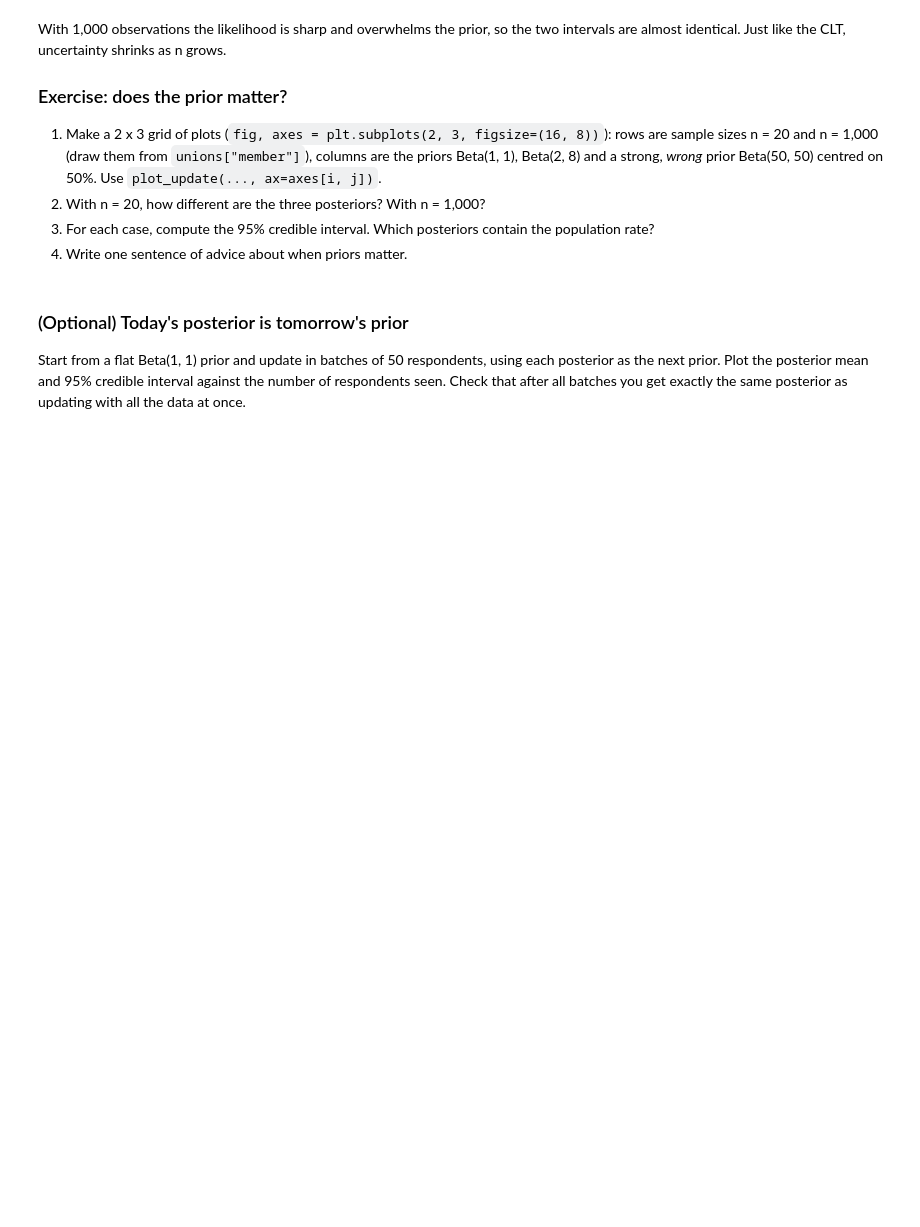
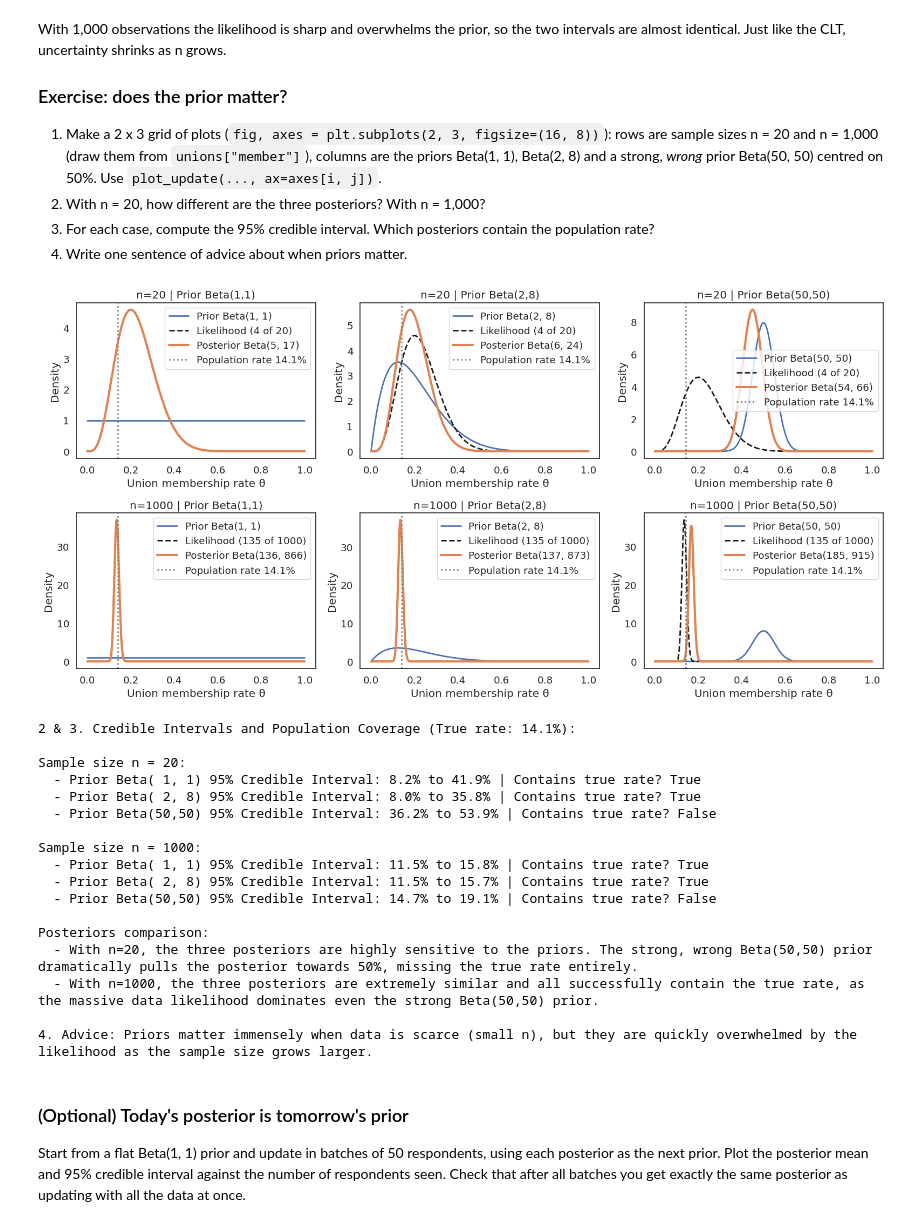
Before and after one commit to youraverax/QM2, a Jupyter notebook: notebooks/W06. Hypothesis Testing SAMUEL.ipynb, the cells around one changed output. Saved outputs shown, nothing was run; the diff lists cells and outputs as text; code cells hidden in the pictures; blank space fills up the shorter version.

```diff
--- a/notebooks/W06. Hypothesis Testing SAMUEL.ipynb
+++ b/notebooks/W06. Hypothesis Testing SAMUEL.ipynb
@@ -676,7 +862,68 @@ With 1,000 observations the likelihood is sharp and overwhelms the prior, so the
 3. For each case, compute the 95% credible interval. Which posteriors contain the population rate?
 4. Write one sentence of advice about when priors matter.
 # %%
-# your code here
+# 1. Draw samples and plot the 2x3 update grid
+np.random.seed(42)
+sample_20 = unions["member"].sample(20, random_state=42)
+sample_1000 = unions["member"].sample(1000, random_state=42)
+
+fig, axes = plt.subplots(2, 3, figsize=(16, 8))
+priors_list = [(1, 1), (2, 8), (50, 50)]
+
+# Row 1: n = 20
+k_20, n_20 = int(sample_20.sum()), len(sample_20)
+post_20_list = []
+for j, (a, b) in enumerate(priors_list):
+    post = plot_update(a, b, k=k_20, n=n_20, true_rate=p_true, ax=axes[0, j])
+    axes[0, j].set_title(f"n=20 | Prior Beta({a},{b})")
+    post_20_list.append(post)
+
+# Row 2: n = 1000
+k_1000, n_1000 = int(sample_1000.sum()), len(sample_1000)
+post_1000_list = []
+for j, (a, b) in enumerate(priors_list):
+    post = plot_update(a, b, k=k_1000, n=n_1000, true_rate=p_true, ax=axes[1, j])
+    axes[1, j].set_title(f"n=1000 | Prior Beta({a},{b})")
+    post_1000_list.append(post)
+
+plt.tight_layout()
+plt.show()
+
+# 2 & 3. Compute 95% credible intervals and compare
+print("2 & 3. Credible Intervals and Population Coverage (True rate: 14.1%):")
+for idx, size, posts in [(0, 20, post_20_list), (1, 1000, post_1000_list)]:
+    print(f"\nSample size n = {size}:")
+    for j, (a, b) in enumerate(priors_list):
+        post = posts[j]
+        lo, hi = post.ppf([0.025, 0.975])
+        contains = lo <= p_true <= hi
+        print(f"  - Prior Beta({a:2d},{b:2d}) 95% Credible Interval: {lo:.1%} to {hi:.1%} | Contains true rate? {contains}")
+
+print("\nPosteriors comparison:")
+print("  - With n=20, the three posteriors are highly sensitive to the priors. The strong, wrong Beta(50,50) prior dramatically pulls the posterior towards 50%, missing the true rate entirely.")
+print("  - With n=1000, the three posteriors are extremely similar and all successfully contain the true rate, as the massive data likelihood dominates even the strong Beta(50,50) prior.\n")
+
+# 4. One sentence advice
+print("4. Advice: Priors matter immensely when data is scarce (small n), but they are quickly overwhelmed by the likelihood as the sample size grows larger.")
+# %% [output]
+[figure, added]
+2 & 3. Credible Intervals and Population Coverage (True rate: 14.1%):
+
+Sample size n = 20:
+  - Prior Beta( 1, 1) 95% Credible Interval: 8.2% to 41.9% | Contains true rate? True
+  - Prior Beta( 2, 8) 95% Credible Interval: 8.0% to 35.8% | Contains true rate? True
+  - Prior Beta(50,50) 95% Credible Interval: 36.2% to 53.9% | Contains true rate? False
+
+Sample size n = 1000:
+  - Prior Beta( 1, 1) 95% Credible Interval: 11.5% to 15.8% | Contains true rate? True
+  - Prior Beta( 2, 8) 95% Credible Interval: 11.5% to 15.7% | Contains true rate? True
+  - Prior Beta(50,50) 95% Credible Interval: 14.7% to 19.1% | Contains true rate? False
+
+Posteriors comparison:
+  - With n=20, the three posteriors are highly sensitive to the priors. The strong, wrong Beta(50,50) prior dramatically pulls the posterior towards 50%, missing the true rate entirely.
+  - With n=1000, the three posteriors are extremely similar and all successfully contain the true rate, as the massive data likelihood dominates even the strong Beta(50,50) prior.
+
+4. Advice: Priors matter immensely when data is scarce (small n), but they are quickly overwhelmed by the likelihood as the sample size grows larger.
 # %% [markdown]
 ### (Optional) Today's posterior is tomorrow's prior
 
```
Also changed, not shown: parts of 19 cells of this notebook.
